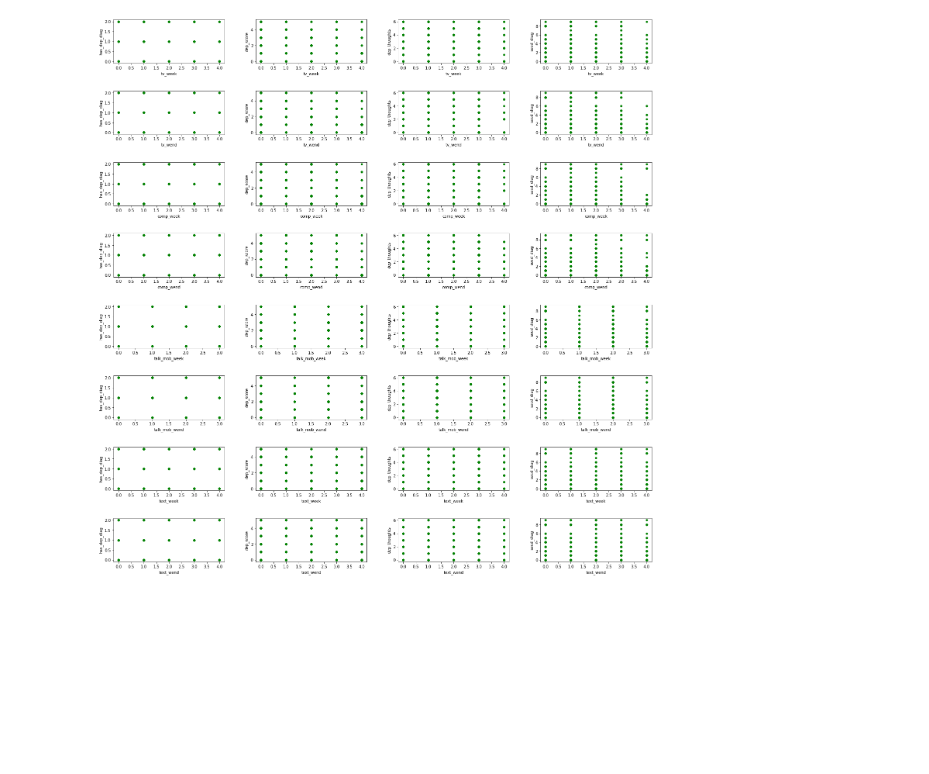
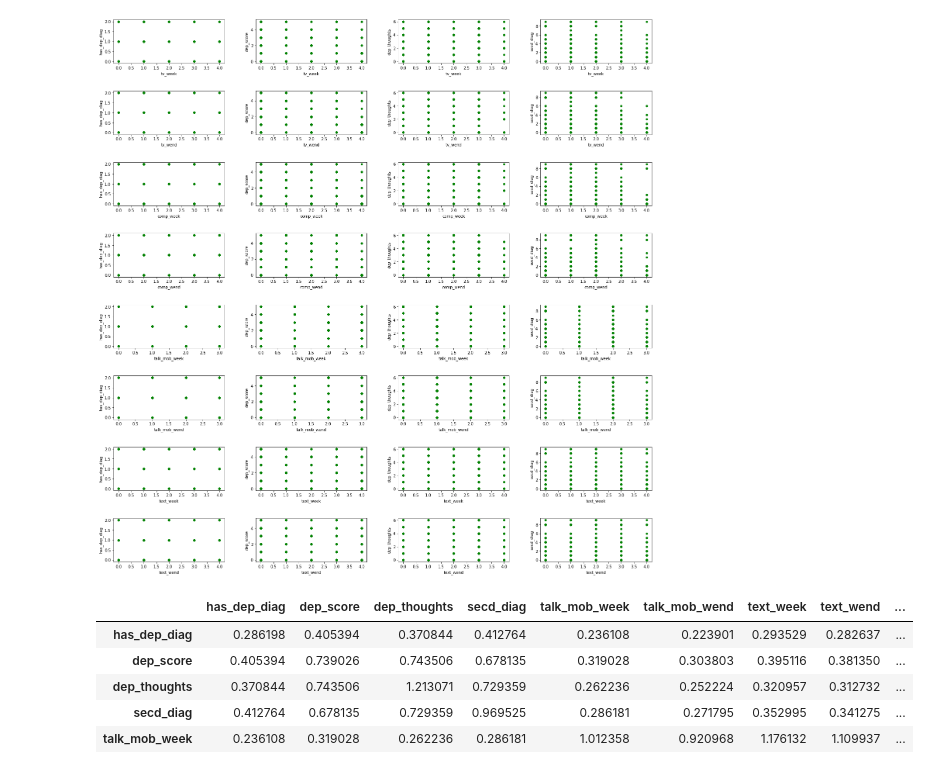
Before and after one commit to phillipSloan/applied-data-science, a Jupyter notebook: personal-notebooks/data-exploration-isabella.ipynb, the cells around one changed output. Cells and saved outputs as stored; diff of their text form; code cells hidden in the pictures; blank space fills up the shorter version.

```diff
--- a/personal-notebooks/data-exploration-isabella.ipynb
+++ b/personal-notebooks/data-exploration-isabella.ipynb
@@ -403,0 +402,11 @@ tv_week, tv_wend, comp_week, comp_wend, talk_mob_week, talk_mob_wend, text_week,
+# %%
+# Covariance matrix
+cov_matrix = df.cov()
+cov_matrix.head()
+# %% [output]
+|  | has_dep_diag | dep_score | dep_thoughts | secd_diag | talk_mob_week | talk_mob_wend | text_week | text_wend | ... |
+| has_dep_diag | 0.286198 | 0.405394 | 0.370844 | 0.412764 | 0.236108 | 0.223901 | 0.293529 | 0.282637 | ... |
+| dep_score | 0.405394 | 0.739026 | 0.743506 | 0.678135 | 0.319028 | 0.303803 | 0.395116 | 0.381350 | ... |
+| dep_thoughts | 0.370844 | 0.743506 | 1.213071 | 0.729359 | 0.262236 | 0.252224 | 0.320957 | 0.312732 | ... |
+| secd_diag | 0.412764 | 0.678135 | 0.729359 | 0.969525 | 0.286181 | 0.271795 | 0.352995 | 0.341275 | ... |
+| talk_mob_week | 0.236108 | 0.319028 | 0.262236 | 0.286181 | 1.012358 | 0.920968 | 1.176132 | 1.109937 | ... |
```
Also changed, not shown: parts of 2 cells of this notebook.
